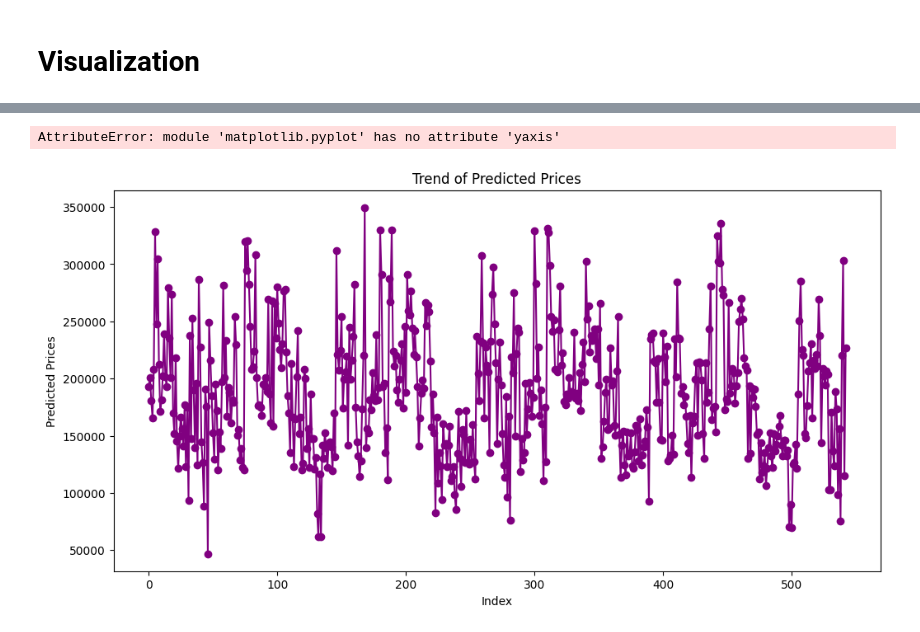
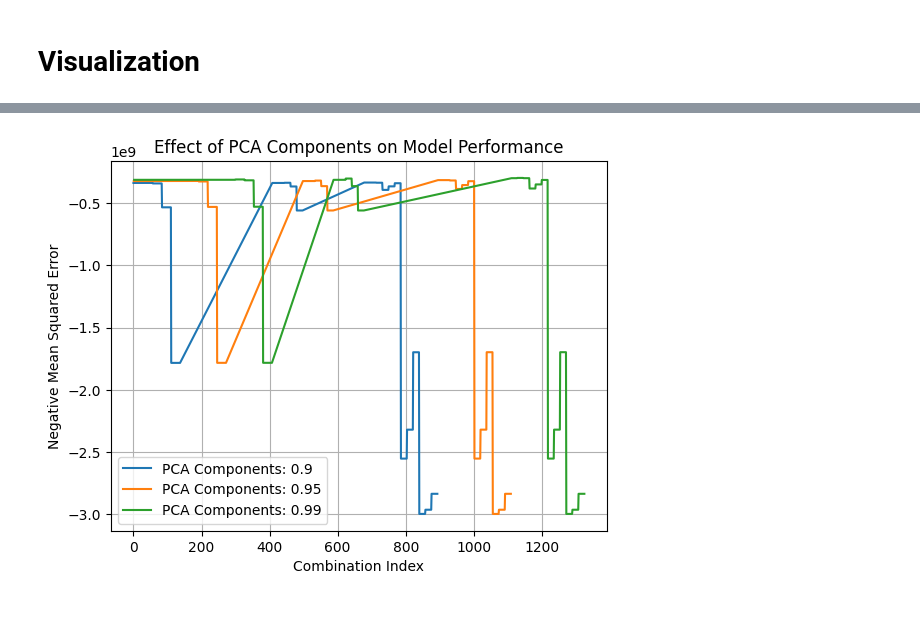
Before and after one commit to Pra5etya/testing_ml, a Jupyter notebook: script/another.ipynb, the cells around one changed output, grey strips where cells are left out. Saved outputs shown, nothing was run; the diff lists cells and outputs as text; code cells hidden in the pictures.

```diff
--- a/script/another.ipynb
+++ b/script/another.ipynb
@@ -786,16 +876,28 @@ Best parameters: {'regressor': Lasso(), 'regressor__alpha': 100.0, 'regressor__m
+# %%
+# Analisis sensitivitas hyperparameter (opsional)
+# Misalnya, efek jumlah komponen PCA terhadap performa
+for n_component in param_grid[0]["pca__n_components"]:
+    subset = results[results["param_pca__n_components"] == n_component]
+    plt.plot(subset["mean_test_score"], label=f"PCA Components: {n_component}")
+
+plt.title("Effect of PCA Components on Model Performance")
+plt.xlabel("Combination Index")
+plt.ylabel("Negative Mean Squared Error")
+plt.legend()
+plt.grid(True)
+plt.show()
+# %% [output]
+[figure, added]
 # %%
-plt.figure(figsize=(12, 6))
+# plt.figure(figsize=(12, 6))
 
-plt.plot(range(len(y_pred)), y_pred, marker='o', linestyle='-', color='purple')
+# plt.plot(range(len(y_pred)), y_pred, marker='o', linestyle='-', color='purple')
 
-plt.xlabel("Index")
-plt.ylabel("Predicted Prices")
-plt.title("Trend of Predicted Prices")
+# plt.xlabel("Index")
+# plt.ylabel("Predicted Prices")
+# plt.title("Trend of Predicted Prices")
 
-# plt.yaxis.set_major_formatter(ticker.FuncFormatter(lab_round))
+# # plt.yaxis.set_major_formatter(ticker.FuncFormatter(lab_round))
 
-plt.grid(True)
-plt.show()
+# plt.grid(True)
+# plt.show()
-# %% [output]
-AttributeError: module 'matplotlib.pyplot' has no attribute 'yaxis'
-[figure, removed]
```
Also changed, not shown: parts of 16 cells of this notebook, 2 other files.
